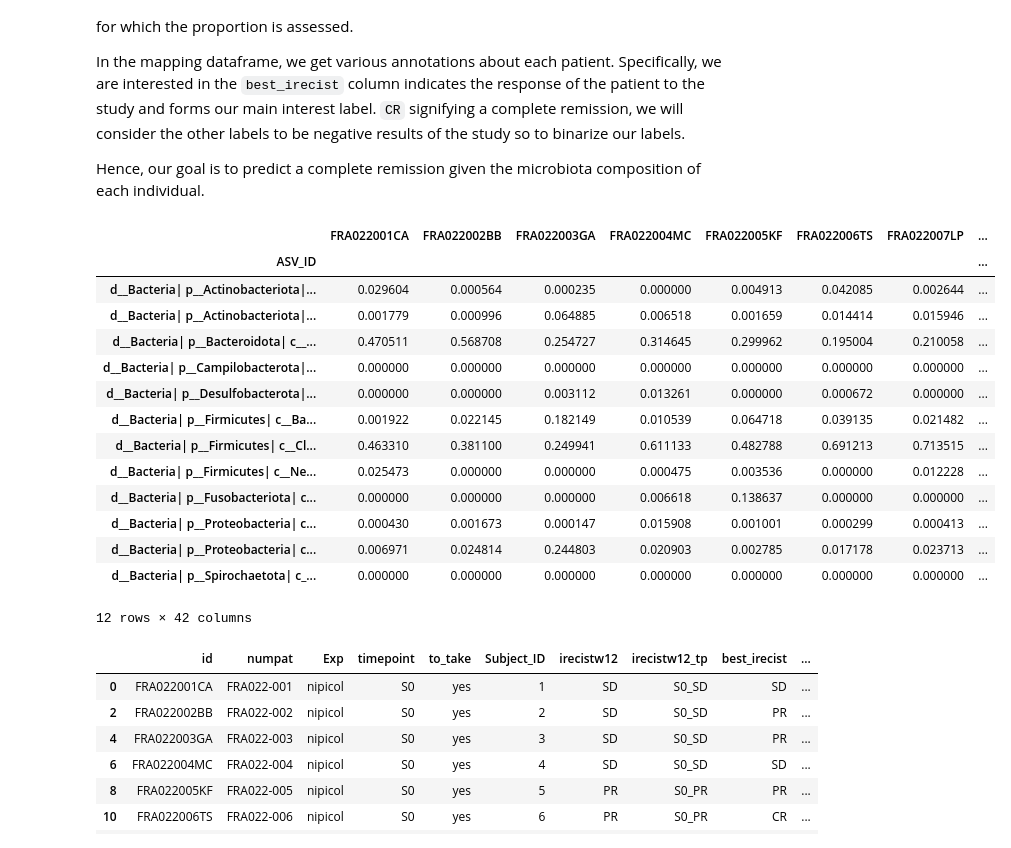
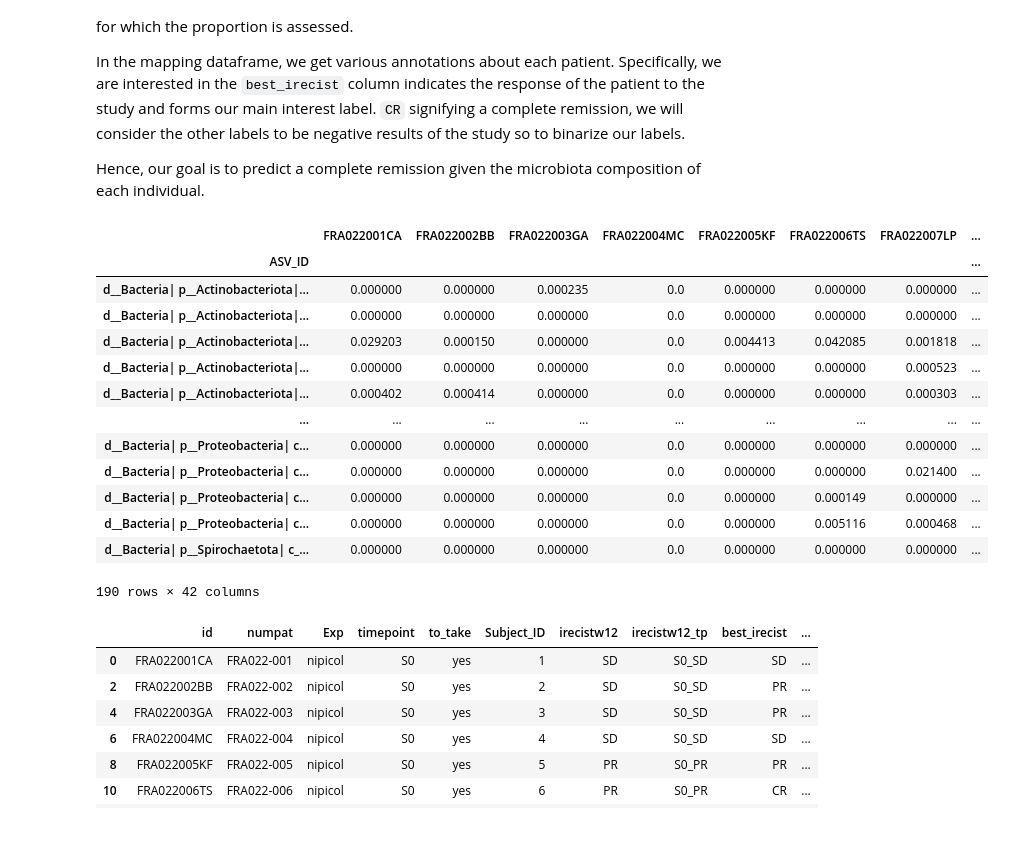
Before and after one commit to AlexandreChaussard/Stage-Microbiote, a Jupyter notebook: Expectation-Maximization/data_exploration.ipynb, the cells around one changed output. Drawn from its saved outputs; the diff is of its cells as text; code cells hidden in the pictures.

```diff
--- a/Expectation-Maximization/data_exploration.ipynb
+++ b/Expectation-Maximization/data_exploration.ipynb
@@ -20,24 +20,23 @@ In the mapping dataframe, we get various annotations about each patient. Specifi
 
 Hence, our goal is to predict a complete remission given the microbiota composition of each individual.
 # %%
-df = dataloader.get_NIPICOL(2, 'src/data')
+df = dataloader.get_NIPICOL(5, 'src/data')
 df
 # %% [output]
 |  | FRA022001CA | FRA022002BB | FRA022003GA | FRA022004MC | FRA022005KF | FRA022006TS | FRA022007LP | ... |
 | ASV_ID |  |  |  |  |  |  |  | ... |
-| d__Bacteria| p__Actinobacteriota|... | 0.029604 | 0.000564 | 0.000235 | 0.000000 | 0.004913 | 0.042085 | 0.002644 | ... |
-| d__Bacteria| p__Actinobacteriota|... | 0.001779 | 0.000996 | 0.064885 | 0.006518 | 0.001659 | 0.014414 | 0.015946 | ... |
-| d__Bacteria| p__Bacteroidota| c__... | 0.470511 | 0.568708 | 0.254727 | 0.314645 | 0.299962 | 0.195004 | 0.210058 | ... |
-| d__Bacteria| p__Campilobacterota|... | 0.000000 | 0.000000 | 0.000000 | 0.000000 | 0.000000 | 0.000000 | 0.000000 | ... |
-| d__Bacteria| p__Desulfobacterota|... | 0.000000 | 0.000000 | 0.003112 | 0.013261 | 0.000000 | 0.000672 | 0.000000 | ... |
-| d__Bacteria| p__Firmicutes| c__Ba... | 0.001922 | 0.022145 | 0.182149 | 0.010539 | 0.064718 | 0.039135 | 0.021482 | ... |
-| d__Bacteria| p__Firmicutes| c__Cl... | 0.463310 | 0.381100 | 0.249941 | 0.611133 | 0.482788 | 0.691213 | 0.713515 | ... |
-| d__Bacteria| p__Firmicutes| c__Ne... | 0.025473 | 0.000000 | 0.000000 | 0.000475 | 0.003536 | 0.000000 | 0.012228 | ... |
-| d__Bacteria| p__Fusobacteriota| c... | 0.000000 | 0.000000 | 0.000000 | 0.006618 | 0.138637 | 0.000000 | 0.000000 | ... |
-| d__Bacteria| p__Proteobacteria| c... | 0.000430 | 0.001673 | 0.000147 | 0.015908 | 0.001001 | 0.000299 | 0.000413 | ... |
-| d__Bacteria| p__Proteobacteria| c... | 0.006971 | 0.024814 | 0.244803 | 0.020903 | 0.002785 | 0.017178 | 0.023713 | ... |
-| d__Bacteria| p__Spirochaetota| c_... | 0.000000 | 0.000000 | 0.000000 | 0.000000 | 0.000000 | 0.000000 | 0.000000 | ... |
+| d__Bacteria| p__Actinobacteriota|... | 0.000000 | 0.000000 | 0.000235 | 0.0 | 0.000000 | 0.000000 | 0.000000 | ... |
+| d__Bacteria| p__Actinobacteriota|... | 0.000000 | 0.000000 | 0.000000 | 0.0 | 0.000000 | 0.000000 | 0.000000 | ... |
+| d__Bacteria| p__Actinobacteriota|... | 0.029203 | 0.000150 | 0.000000 | 0.0 | 0.004413 | 0.042085 | 0.001818 | ... |
+| d__Bacteria| p__Actinobacteriota|... | 0.000000 | 0.000000 | 0.000000 | 0.0 | 0.000000 | 0.000000 | 0.000523 | ... |
+| d__Bacteria| p__Actinobacteriota|... | 0.000402 | 0.000414 | 0.000000 | 0.0 | 0.000000 | 0.000000 | 0.000303 | ... |
+| ... | ... | ... | ... | ... | ... | ... | ... | ... |
+| d__Bacteria| p__Proteobacteria| c... | 0.000000 | 0.000000 | 0.000000 | 0.0 | 0.000000 | 0.000000 | 0.000000 | ... |
+| d__Bacteria| p__Proteobacteria| c... | 0.000000 | 0.000000 | 0.000000 | 0.0 | 0.000000 | 0.000000 | 0.021400 | ... |
+| d__Bacteria| p__Proteobacteria| c... | 0.000000 | 0.000000 | 0.000000 | 0.0 | 0.000000 | 0.000149 | 0.000000 | ... |
+| d__Bacteria| p__Proteobacteria| c... | 0.000000 | 0.000000 | 0.000000 | 0.0 | 0.000000 | 0.005116 | 0.000468 | ... |
+| d__Bacteria| p__Spirochaetota| c_... | 0.000000 | 0.000000 | 0.000000 | 0.0 | 0.000000 | 0.000000 | 0.000000 | ... |
-12 rows × 42 columns
+190 rows × 42 columns
 # %%
 mapping = dataloader.get_mapping_NIPICOL('src/data')
 mapping
```
Also changed, not shown: parts of 17 cells of this notebook, 2 other files.
